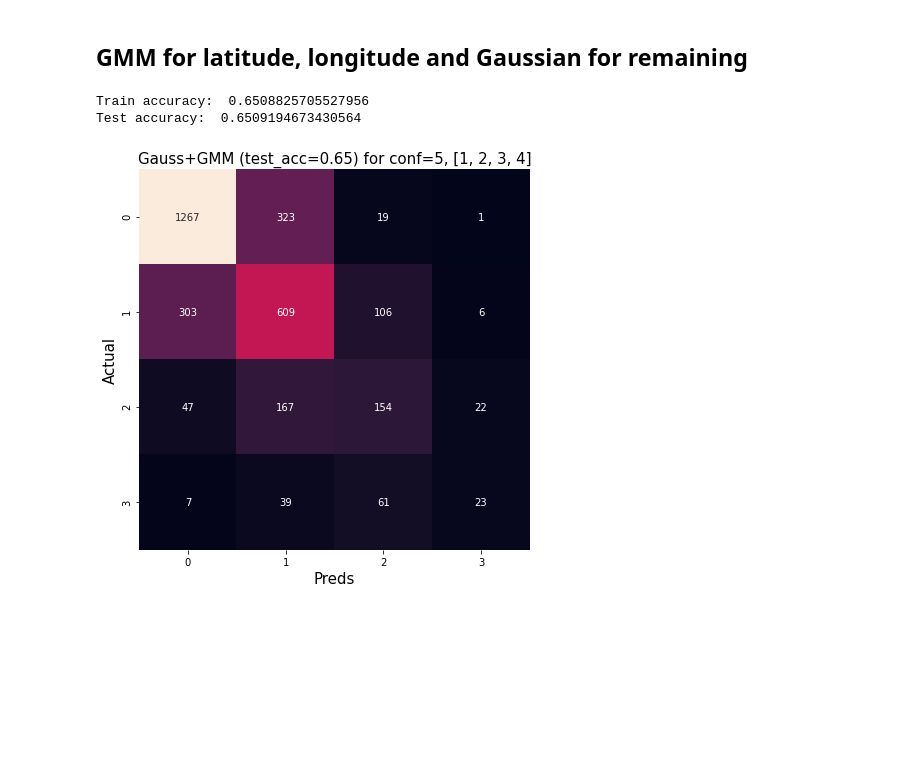
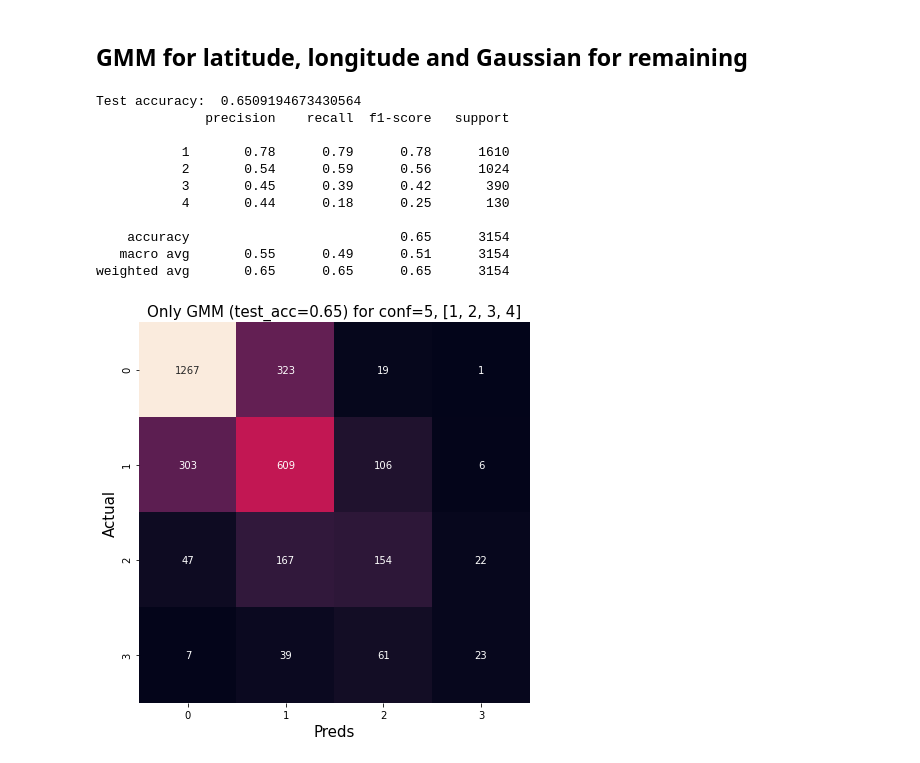
Before and after one commit to ameyvadnere/CS418-Statistical-Pattern-Recognition-Lab, a Jupyter notebook: Assignment 2/Q3/classifier.ipynb, the cells around one changed output. Drawn from its saved outputs; the diff is of its cells as text; code cells hidden in the pictures; blank space fills up the shorter version.

```diff
--- a/Assignment 2/Q3/classifier.ipynb
+++ b/Assignment 2/Q3/classifier.ipynb
@@ -171,13 +251,19 @@ sns.histplot(X, bins=50);
 [figure]
 # %%
 class GaussianMixtureModel:
-    def __init__(self, nclus=2):
-        self.mu = np.array([-1, 1]).reshape((1,-1))
-        self.sigma = np.ones((1, nclus))
-        self.lbd  = np.ones((1, nclus)) / nclus
+    def __init__(self, nclus=2, dim=1):
+        self.mu = np.linspace(-2, 2, num=nclus).reshape((dim,-1))
+        self.sigma = np.ones((dim, nclus))
+        self.lbd  = np.ones((dim, nclus)) / nclus
         self.nclus = nclus
+        self.dim = 1
 
-    def normalPDF(self, X): # x is vector, m and s are numbers
+    def normalPDF(self, X):
+        """
+        X is column, self.mu and self.sigma are rows.
+        The shapes are chosen such that the below code looks as though it only works for scalars.
+        Broadcasting allows all pairs of differences to be calculated (hence giving a matrix of pdfs)
+        """
         z = (X - self.mu) / self.sigma
         dn = self.sigma * (2 * np.pi)**.5
         return np.exp(-0.5 * z**2) / dn
@@ -190,12 +276,12 @@ class GaussianMixtureModel:
         return G
 
     def predictProba(self, X):
-        X = X.reshape((-1, 1)) # data is a col, params are rows
+        X = X.reshape((-1, self.dim)) # data is a col, params are rows
         G = self.lbd * self.normalPDF(X)
         return G.sum(axis=1)
 
-    def fit(self, X, n_rounds=30):
-        X = X.reshape((-1, 1)) # data is a col, params are rows
+    def fit(self, X, n_rounds=50):
+        X = X.reshape((-1, self.dim)) # data is a col, params are rows
         m, n = X.shape[0], self.nclus
 
         for _ in range(n_rounds):
@@ -217,12 +303,13 @@ class GaussianMixtureModel:
 
         y = self.predictProba(dummyX)
         ax.plot(dummyX, y)
+        return ax
 # %%
 for c in np.unique(train.target):
-    fig, axs = plt.subplots(1, 3, figsize=(20, 6), sharey=True)
+    fig, axs = plt.subplots(1, 2, figsize=(15, 6), sharey=True)
     fig.suptitle(f'Class{c}', fontsize=20)
-    for i, col in enumerate("Latitude Longitude HouseAge".split()):
+    for i, col in enumerate("Latitude Longitude".split()):
         X = np.array(train[col][train.target == c])
         model = GaussianMixtureModel().fit(X, 10)
-        model.plot(X, axs[i])
-        plt.title(f'{col}-')
+        ax = model.plot(X, axs[i])
+        ax.set_title(f'{col}')
@@ -252,6 +334,7 @@ class ClassConditionalSpecialModel:
         gmmProb = 1
         for gmCol, gmModel in zip(GmmPart, self.gmModels):
             gmmProb *= gmModel.predictProba(np.array(x[gmCol]))
+#         gauss = 1
         return self.prior * gauss * gmmProb
 
 def predict(models, x):
@@ -269,35 +352,45 @@ def getModels(train, classes=CLASSES_TO_KEEP):
     means = [ X[j].mean(axis=0) for j in idx ] #classwise means
 
     covs = [ np.cov(X[j], rowvar=False) for j in idx ]
     covInvs = [ np.linalg.inv(c) for c in covs ]
     covDets = [ np.linalg.det(c) for c in covs ]
 
     gmModels = [
         # each class has one model for lat and one for long
         [ GaussianMixtureModel().fit( np.array(train[col][j]) ) for col in GmmPart ]
         for j in idx
     ]
     return [
         ClassConditionalSpecialModel(priors[i], means[i], covInvs[i], covDets[i], gmModels[i])
         for i in range(len(classes))
     ]
 
 models = getModels(train)
 
-preds = predict(models, train.loc[:,:'Longitude'])
-print("Train accuracy: ", (train.target == preds).mean())
+# preds = predict(models, train.loc[:,:'Longitude'])
+# print("Train accuracy: ", (train.target == preds).mean())
 
 preds = predict(models, test.loc[:,:'Longitude'])
 acc = (test.target == preds).mean()
 print("Test accuracy: ", acc)
+print(classification_report(test.target, preds))
 
 cm = confusion_matrix(test.target, preds)
 plt.figure(figsize=(7, 7))
 sns.heatmap(cm, annot=True, fmt='.0f', cbar=False)
-plt.title(f"Gauss+GMM (test_acc={acc.round(2)}) for conf={NUM_CLASSES}, {CLASSES_TO_KEEP}", fontsize=15)
+plt.title(f"Only GMM (test_acc={acc.round(2)}) for conf={NUM_CLASSES}, {CLASSES_TO_KEEP}", fontsize=15)
 plt.xlabel('Preds', fontsize=15)
 plt.ylabel('Actual', fontsize=15);
 # %% [output]
-Train accuracy:  0.6508825705527956
 Test accuracy:  0.6509194673430564
+              precision    recall  f1-score   support
+
+           1       0.78      0.79      0.78      1610
+           2       0.54      0.59      0.56      1024
+           3       0.45      0.39      0.42       390
+           4       0.44      0.18      0.25       130
+
+    accuracy                           0.65      3154
+   macro avg       0.55      0.49      0.51      3154
+weighted avg       0.65      0.65      0.65      3154
-[figure, old version]
+[figure, new version]
```
Also changed, not shown: parts of 11 cells of this notebook.
